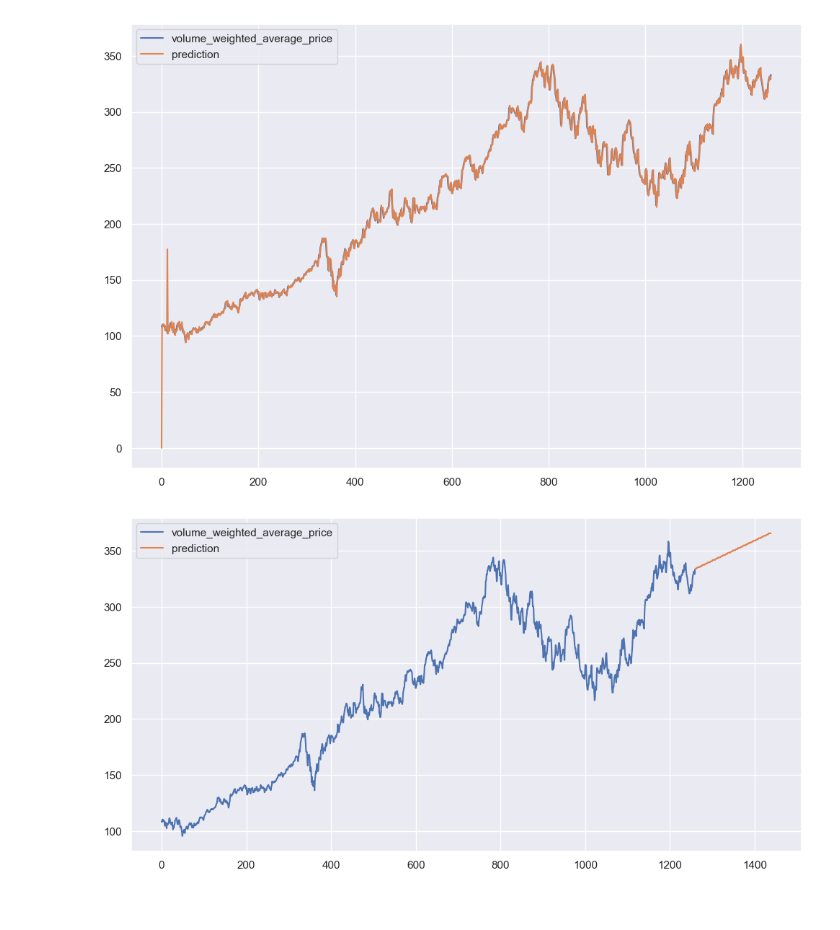
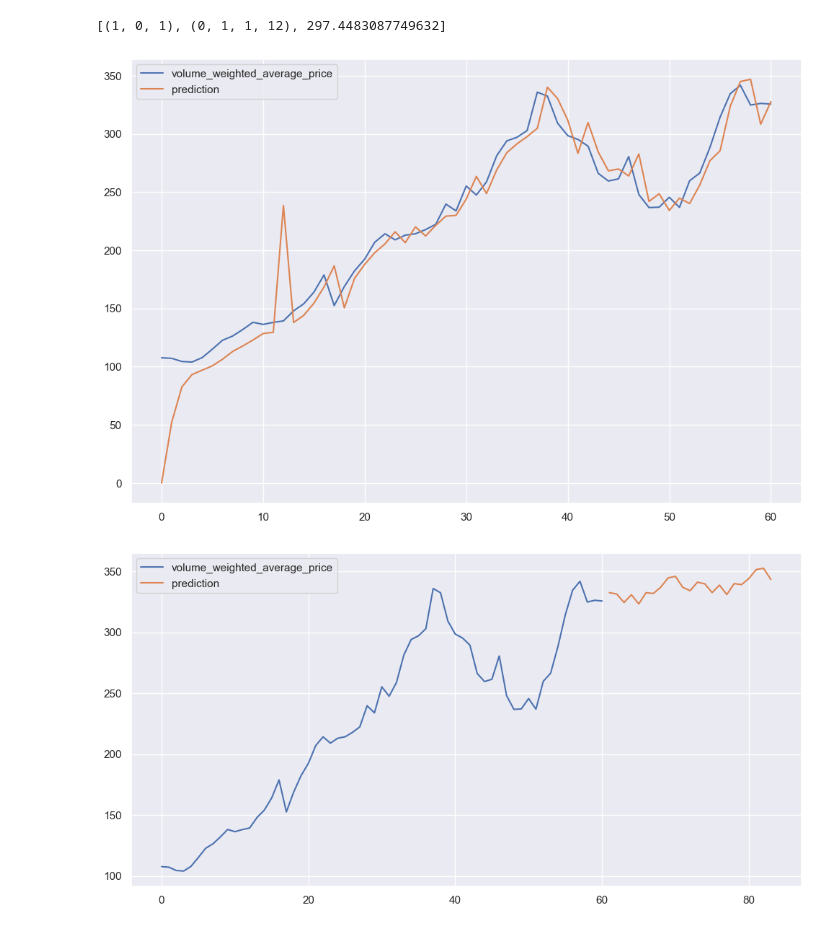
Before and after one commit to evanvolgas/arapbi, a Jupyter notebook: stock_plots.ipynb, the cells around one changed output. Drawn from its saved outputs; the diff is of its cells as text; code cells hidden in the pictures.

Commit message:
add quarter and month to some dbt models

```diff
--- a/stock_plots.ipynb
+++ b/stock_plots.ipynb
@@ -26,12 +27,14 @@ warnings.filterwarnings("ignore")
 def query_ticker_data(ticker):
     sql = f"""
         SELECT *
-        FROM `new-life-400922.etl.res_tickers_history`
+        FROM `new-life-400922.etl.res_tickers_by_month`
         WHERE ticker = '{ticker}'
     """
     # Run a Standard SQL query with the project set explicitly
     df = pd.read_gbq(sql, project_id=PROJECT_ID, dialect="standard")
     return df
+
+
 
 def test_p_value(data):
         fuller_test = adfuller(data)
@@ -41,8 +44,10 @@ def test_p_value(data):
         else:
             print('Do not reject null hypothesis, data is not stationary')
 
+
 def stationarity_test(data):
     test_p_value(data['volume_weighted_average_price'])
+
 
 def plot_history(data):
     plt.figure(figsize=(20, 10), dpi=150)
@@ -50,9 +55,15 @@ def plot_history(data):
     plt.gca().set(title=f'{data.name} Stock History', xlabel='Date', ylabel='$')
     plt.show()
 
+def plot_trend(data):
+    data['volume_weighted_average_price'].rolling(12).mean().plot(label='12 SMA',figsize=(16,8))
+    data['volume_weighted_average_price'].rolling(12).std().plot(label='12 STD')
+    data['volume_weighted_average_price'].plot()
+    plt.legend()
+
 
 def seasonal_decomposition(data):
-    result_add = seasonal_decompose(data.volume_weighted_average_price, model='additive', extrapolate_trend='freq', period=365)
+    result_add = seasonal_decompose(data.volume_weighted_average_price, model='additive', extrapolate_trend='freq', period=12)
     plt.rcParams.update({'figure.figsize': (20, 20)})
     result_add.plot().suptitle('', fontsize=15)
     plt.show()
@@ -70,16 +81,27 @@ def arima_model_selector(data, pdq, seasonal_pdq):
                     enforce_invertibility=False)
                 results = mod.fit(disp=False)
                 models.append((param, param_seasonal, results.aic))
-                print('SARIMA{}*{}12 - AIC:{}'.format(param, param_seasonal, results.aic))
+                print('SARIMA{}*{} - AIC:{}'.format(param, param_seasonal, results.aic))
             except:
                 continue
     return models
 
 
+def acf_pacf(data):
+    data['first_diff']=data['volume_weighted_average_price'] - data['volume_weighted_average_price'].shift(1)
+    data['second_diff'] = data['first_diff'] - data['first_diff'].shift(1)
+    data['seasonal_diff'] = data['volume_weighted_average_price'] - data['volume_weighted_average_price'].shift(12)
+    test_p_value(data['first_diff'].dropna())
+    test_p_value(data['second_diff'].dropna())
+    test_p_value(data['seasonal_diff'].dropna())
+    first_diff = plot_acf(data['first_diff'].dropna())
+    sec_diff = plot_pacf(data['second_diff'].dropna())
+
+
 def run_best_model(data, model, days):
     model = sm.tsa.statespace.SARIMAX(
         data.volume_weighted_average_price,
-        order=best_model[0], seasonal_order=best_model[1],
+        order=model[0], seasonal_order=model[1],
         enforce_stationarity=False,
         enforce_invertibility=False)
     results = model.fit(disp=False)
@@ -171,8 +200,12 @@ SARIMA(1, 1, 1)*(1, 1, 1, 12)12 - AIC:6658.206310482405
 model_params = pd.DataFrame(models, columns=["param", "param_seasonal", "aic"])
 # %%
 best_model = model_params[model_params['aic']==model_params['aic'].min()].values.tolist()[0]
+# %%
+best_model
+# %% [output]
+[(1, 0, 1), (0, 1, 1, 12), 297.4483087749632]
 # %%
-y = run_best_model(microsoft, best_model, 180)
+y = run_best_model(microsoft, best_model, 24)
 # %% [output]
-[figure, old version]
+[figure, new version]
-[figure, old version]
+[figure, new version]
```
Also changed, not shown: parts of 9 cells of this notebook, 8 other files.
